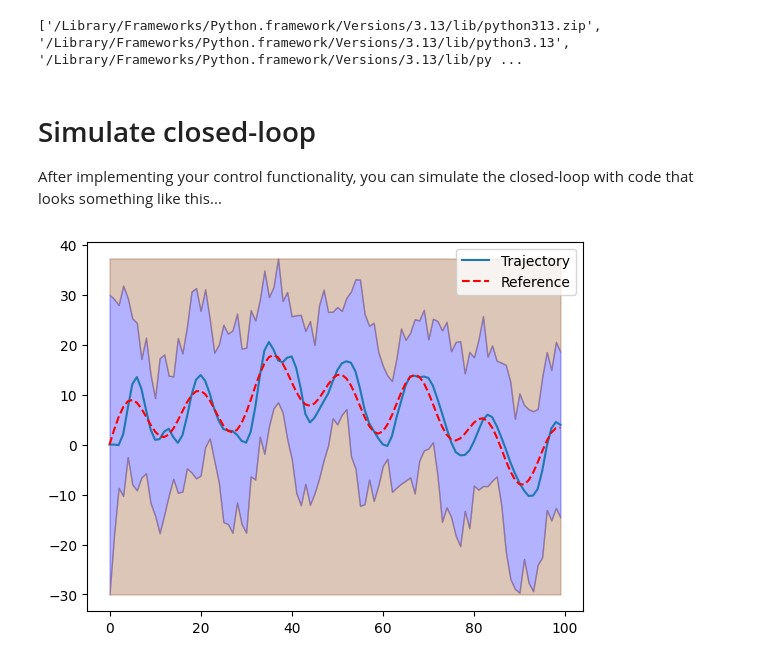
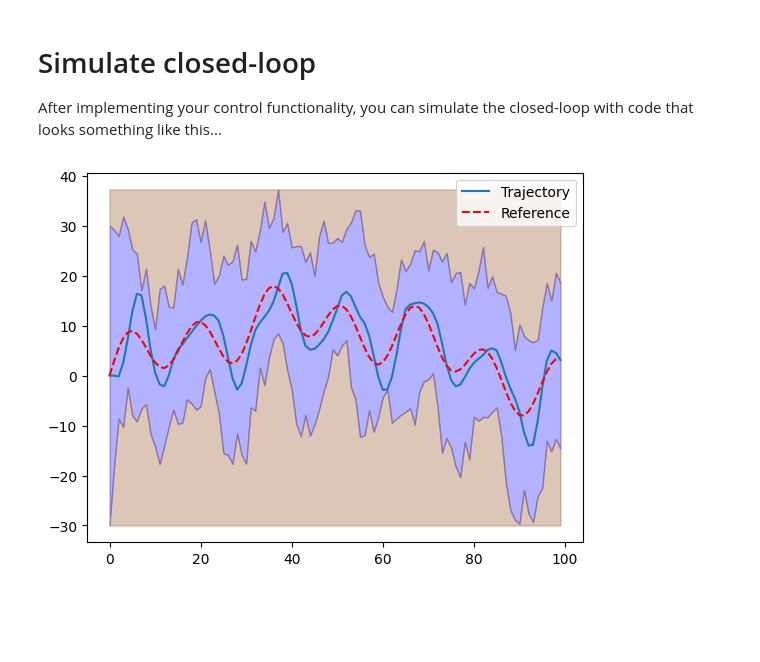
Before and after one commit to LNijkamp/b1-coding-practical-mt24, a Jupyter notebook: notebooks/demo.ipynb, the cells around one changed output. Drawn from its saved outputs; the diff is of its cells as text; code cells hidden in the pictures; blank space fills up the shorter version.

```diff
--- a/notebooks/demo.ipynb
+++ b/notebooks/demo.ipynb
@@ -1,33 +1,29 @@
 # %%
 # Add relevant Jupyter notebook extensions
 # %%
-# You can double-check your Python path like this...
 import sys
 import os
-print(sys.path)
 
 # Add the parent directory of uuv_mission to the Python path
 sys.path.append(os.path.abspath('/Users/lukenijkamp/Library/CloudStorage/OneDrive-Nexus365/Engineering 3rd year/B1 Engineering Computation/Scientific coding/B1 Practical 1/b1-coding-practical-mt24'))
-# %% [output]
-['/Library/Frameworks/Python.framework/Versions/3.13/lib/python313.zip', '/Library/Frameworks/Python.framework/Versions/3.13/lib/python3.13', '/Library/Frameworks/Python.framework/Versions/3.13/lib/py ...
 # %% [markdown]
 # Simulate closed-loop
 After implementing your control functionality, you can simulate the closed-loop with code that looks something like this...
 # %%
 # Import relevant modules
 from uuv_mission.dynamic import Submarine
 from uuv_mission.control import Controller
 from uuv_mission.dynamic import ClosedLoop
 from uuv_mission.dynamic import Mission
 from uuv_mission.terrain import generate_reference_and_limits
 
 sub = Submarine()
-# Instantiate your controller (depending on your implementation)
-controller = Controller(0.05, 0.788888888)
+# Instantiate controller
+controller = Controller(0.0526, 0.789)
 closed_loop = ClosedLoop(sub, controller)
 mission = Mission.from_csv("/Users/lukenijkamp/Library/CloudStorage/OneDrive-Nexus365/Engineering 3rd year/B1 Engineering Computation/Scientific coding/B1 Practical 1/b1-coding-practical-mt24/data/mission.csv") # You must implement this method in the Mission class
 
 trajectory = closed_loop.simulate_with_random_disturbances(mission)
 trajectory.plot_completed_mission(mission)
 # %% [output]
-[figure, old version]
+[figure, new version]
```
